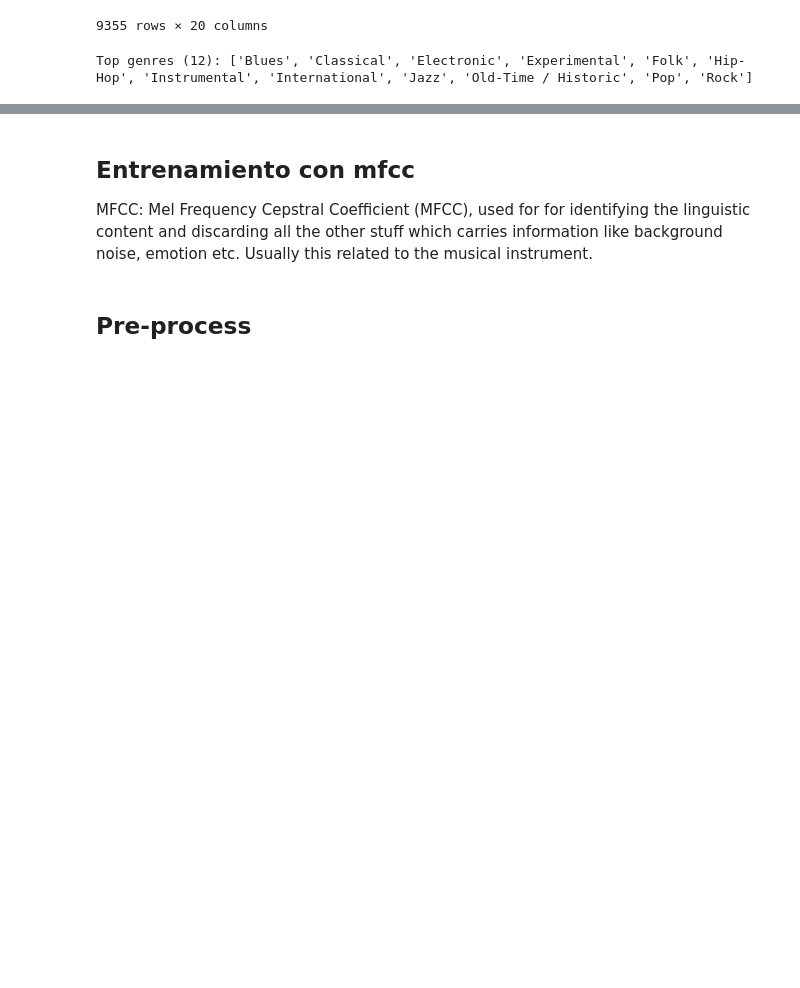
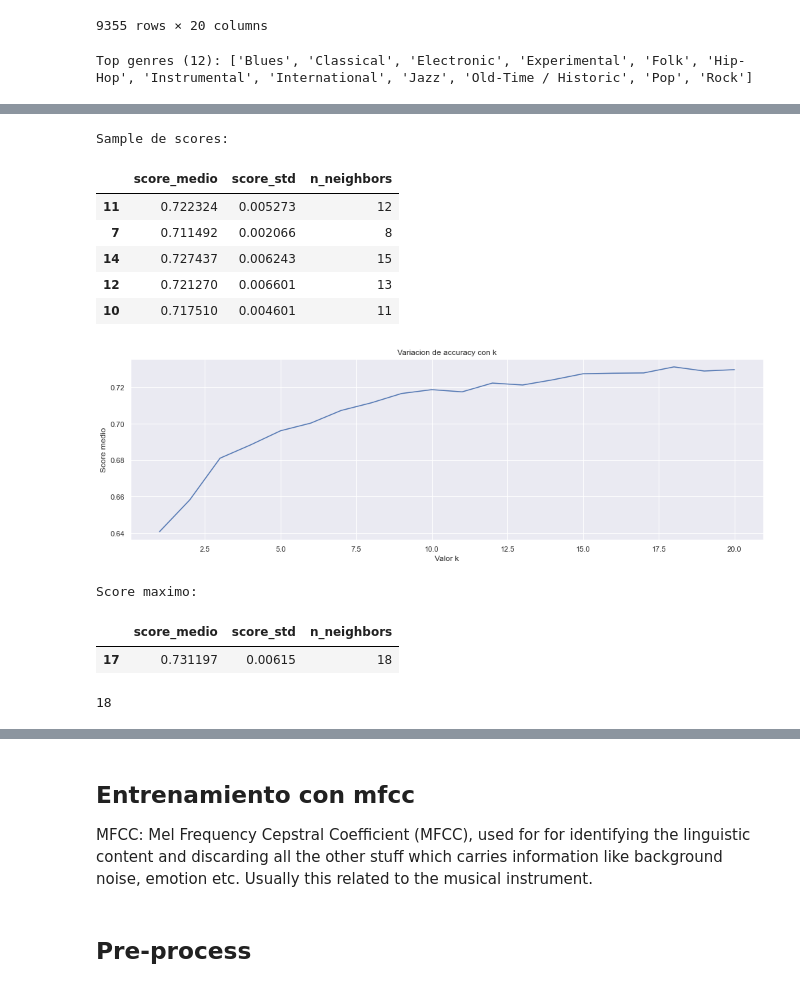
Before and after one commit to jpyunis/digital-house-challenge-3, a Jupyter notebook: Clasificacion.ipynb, the cells around one changed output, grey strips where cells are left out. Saved outputs shown, nothing was run; the diff lists cells and outputs as text; code cells hidden in the pictures; blank space fills up the shorter version.

```diff
--- a/Clasificacion.ipynb
+++ b/Clasificacion.ipynb
@@ -88,0 +216,18 @@ y = tracks['genre_top']
+# %%
+k = knn_train(21, X_train, y_train)
+# %% [output]
+Sample de scores:
+|  | score_medio | score_std | n_neighbors |
+| 11 | 0.722324 | 0.005273 | 12 |
+| 7 | 0.711492 | 0.002066 | 8 |
+| 14 | 0.727437 | 0.006243 | 15 |
+| 12 | 0.721270 | 0.006601 | 13 |
+| 10 | 0.717510 | 0.004601 | 11 |
+[figure, added]
+Score maximo:
+|  | score_medio | score_std | n_neighbors |
+| 17 | 0.731197 | 0.00615 | 18 |
+# %%
+int(k.values)
+# %% [output]
+18
```
Also changed, not shown: parts of 27 cells of this notebook, 18 other files.
